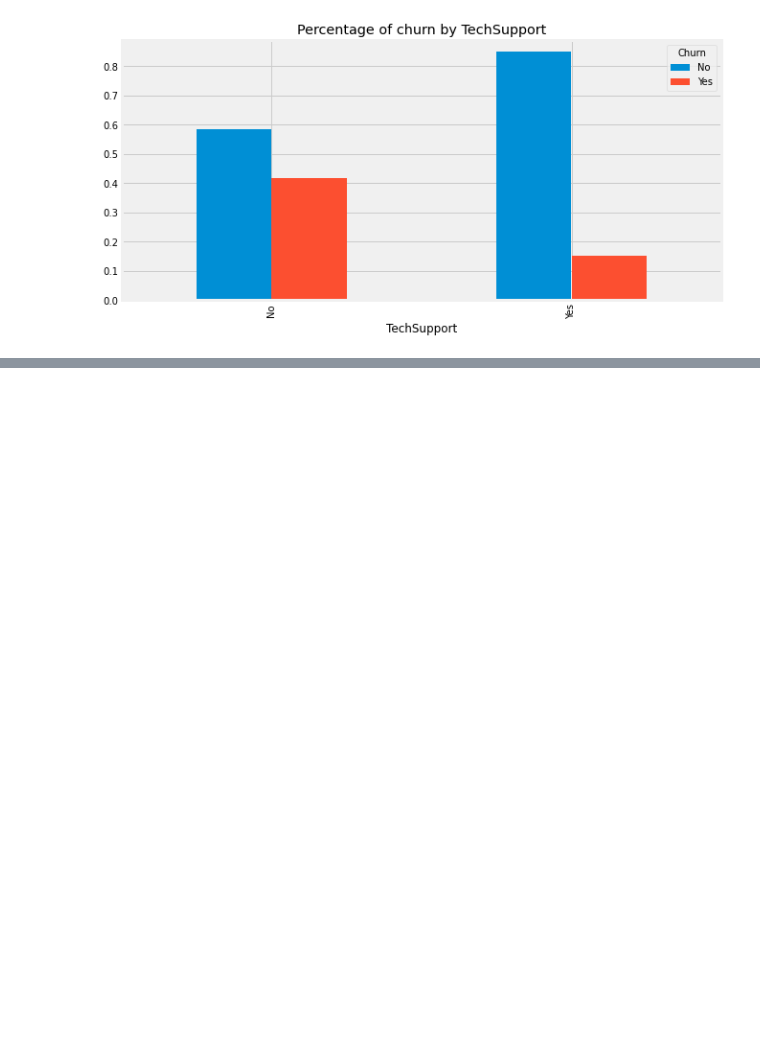
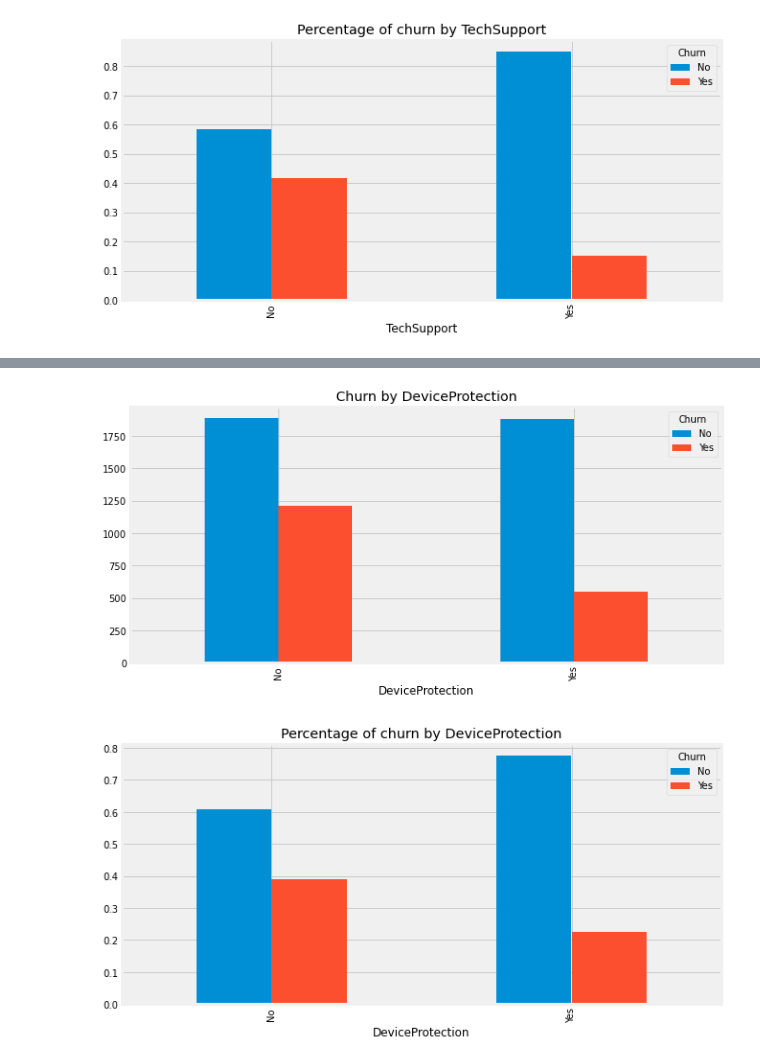
Before and after one commit to kinghenderson/Phase_3_Project, a Jupyter notebook: Model.ipynb, the cells around one changed output, grey strips where cells are left out. Cells and saved outputs as stored; diff of their text form; code cells hidden in the pictures; blank space fills up the shorter version.

```diff
--- a/Model.ipynb
+++ b/Model.ipynb
@@ -255,0 +286,11 @@ plt.show()
+# %%
+# Churn rate for no protection is 38-39% while those with protection is 23%.
+prtct = df[df['DeviceProtection'] != 'No internet service'].groupby('DeviceProtection')['Churn'].value_counts(normalize=False).unstack().plot(kind='bar', figsize=(10,5))
+prtct.set_title("Churn by DeviceProtection")
+plt.show()
+prtct_pct = df[df['DeviceProtection'] != 'No internet service'].groupby('DeviceProtection')['Churn'].value_counts(normalize=True).unstack().plot(kind='bar', figsize=(10,5))
+prtct_pct.set_title("Percentage of churn by DeviceProtection")
+plt.show()
+# %% [output]
+[figure, added]
+[figure, added]
```
Also changed, not shown: parts of 19 cells of this notebook.
